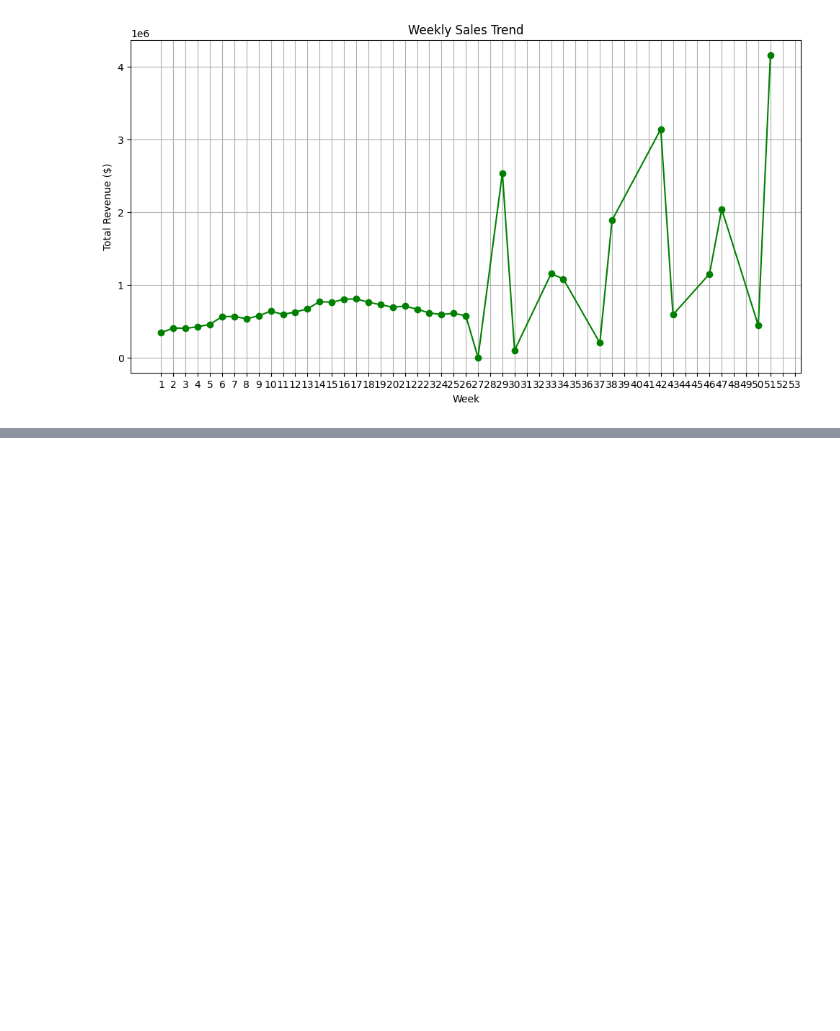
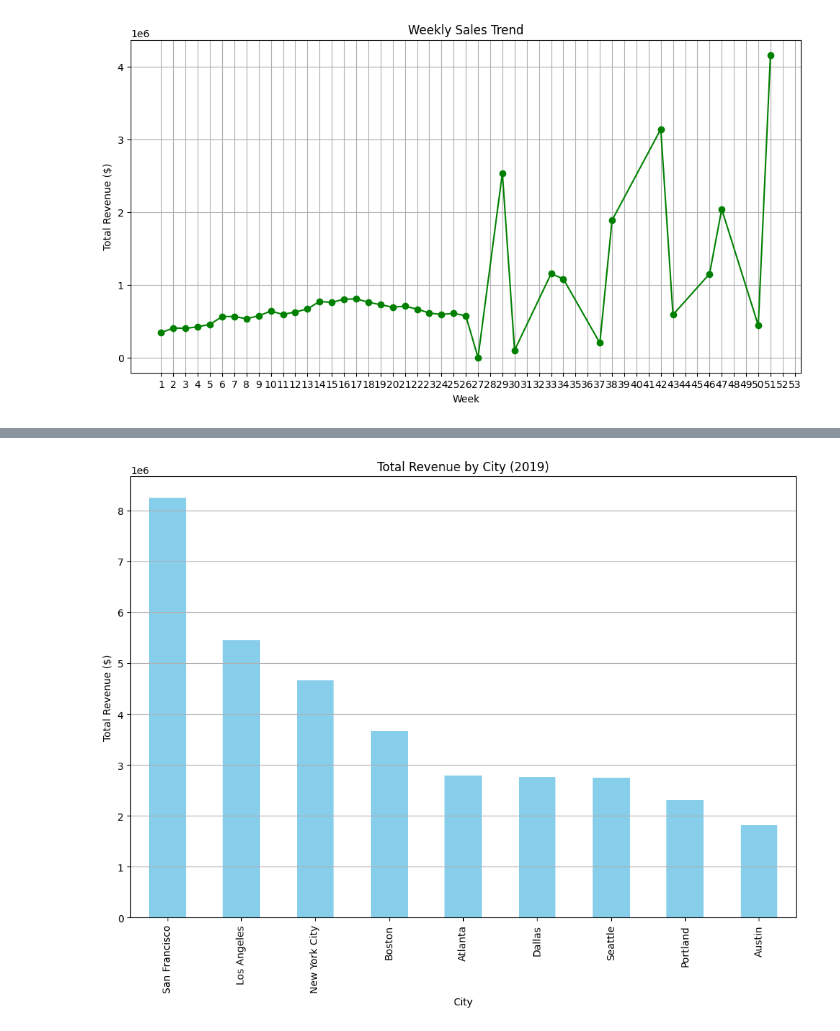
Before and after one commit to MayayaPatrick/Business-Intelligence-Solution-Project, a Jupyter notebook: Notebook/dashboard_project.ipynb, the cells around one changed output, grey strips where cells are left out. Saved outputs shown, nothing was run; the diff lists cells and outputs as text; code cells hidden in the pictures; blank space fills up the shorter version.

```diff
--- a/Notebook/dashboard_project.ipynb
+++ b/Notebook/dashboard_project.ipynb
@@ -852,3 +852,19 @@ plt.grid(True)
 plt.show()
 # %% [output]
 [figure]
+# %%
+# Create a new column 'Week' to extract the week number from the 'Order_Date' column
+getINNOtized_sales_2019['Week'] = getINNOtized_sales_2019['Order_Date'].dt.isocalendar().week
+
+# Calculate total revenue per week
+weekly_sales = getINNOtized_sales_2019.groupby('Week')['Total_Revenue'].sum()
+
+# Plot the weekly sales trend
+plt.figure(figsize=(12, 6))
+weekly_sales.plot(kind='line', marker='o', color='green')
+plt.title('Weekly Sales Trend')
+plt.xlabel('Week')
+plt.ylabel('Total Revenue ($)')
+plt.xticks(ticks=range(1, 54))  # 1 to 53 weeks in a year (ISO calendar)
+plt.grid(True)
+plt.show()
@@ -854,0 +873,17 @@ plt.show()
+# %%
+# Group by 'City' to calculate total revenue per city
+revenue_by_city = getINNOtized_sales_2019.groupby('City')['Total_Revenue'].sum().sort_values(ascending=False)
+
+# Plot the total revenue by city
+plt.figure(figsize=(12, 8))
+revenue_by_city.plot(kind='bar', color='skyblue')
+plt.title('Total Revenue by City (2019)')
+plt.xlabel('City')
+plt.ylabel('Total Revenue ($)')
+plt.xticks(rotation=90)
+plt.grid(axis='y')
+
+# Display the plot
+plt.show()
+# %% [output]
+[figure, added]
```
Also changed, not shown: parts of 10 cells of this notebook, 1 other file.
